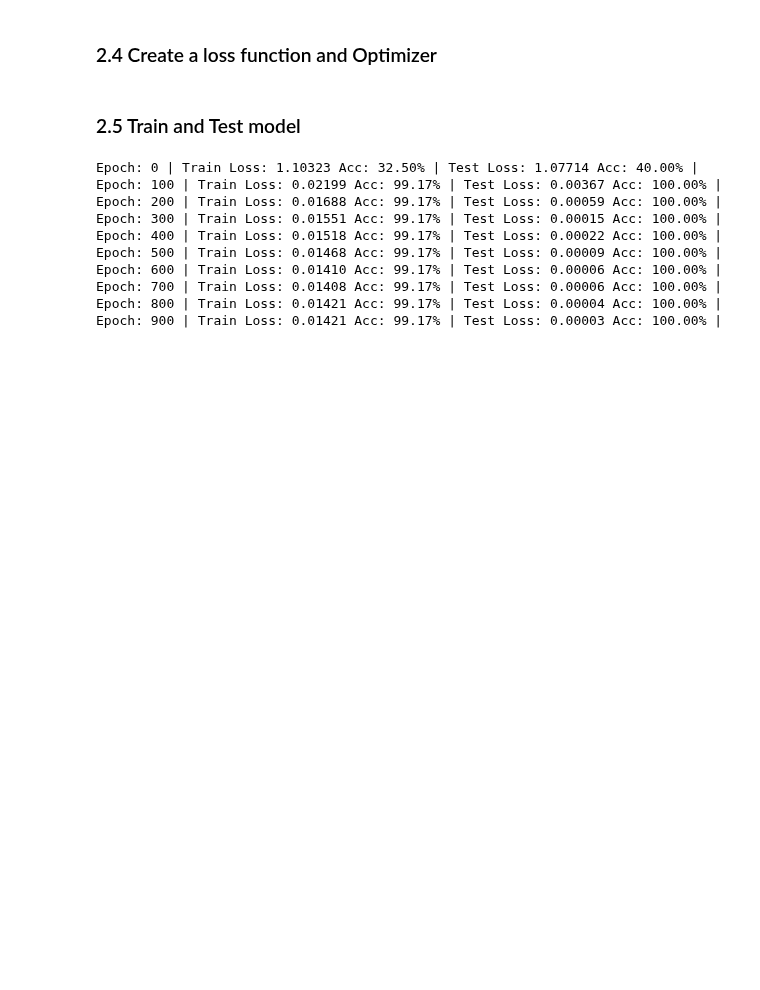
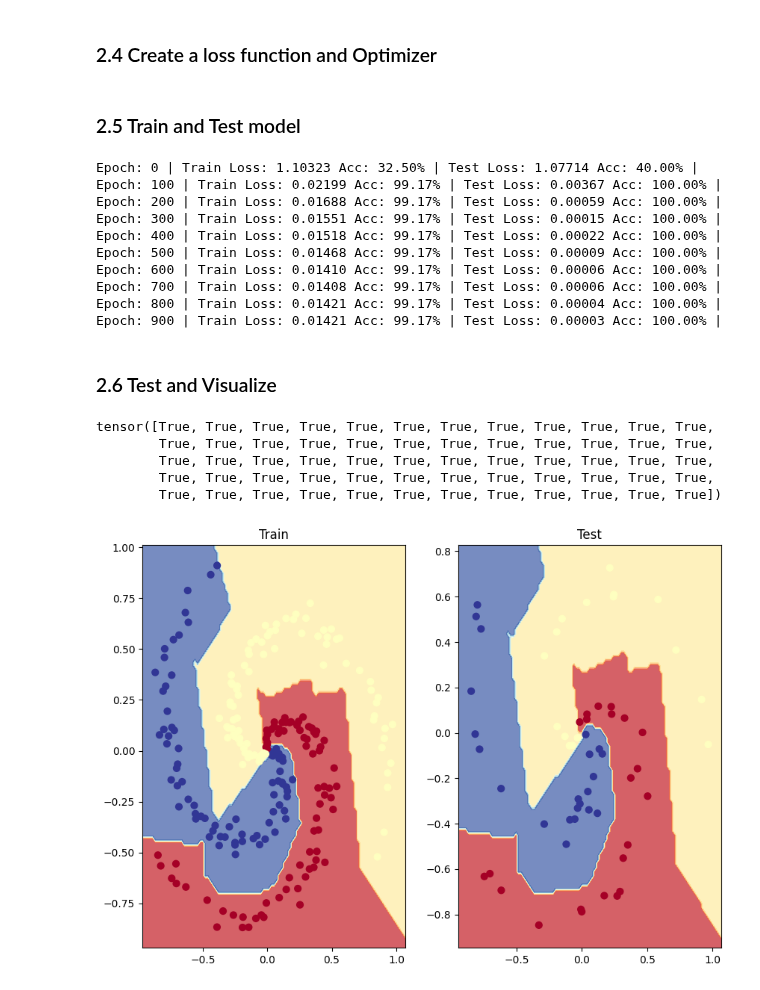
Before and after one commit to sayanarajasekhar/PyTorch, a Jupyter notebook: 02_pytorch_classification_exercises.ipynb, the cells around one changed output. Saved outputs shown, nothing was run; the diff lists cells and outputs as text; code cells hidden in the pictures; blank space fills up the shorter version.

Commit message:
Classification exercise - Multi-Class Classification model - complete

```diff
--- a/02_pytorch_classification_exercises.ipynb
+++ b/02_pytorch_classification_exercises.ipynb
@@ -359,3 +359,32 @@ Epoch: 600 | Train Loss: 0.01410 Acc: 99.17% | Test Loss: 0.00006 Acc: 100.00% |
 Epoch: 700 | Train Loss: 0.01408 Acc: 99.17% | Test Loss: 0.00006 Acc: 100.00% |
 Epoch: 800 | Train Loss: 0.01421 Acc: 99.17% | Test Loss: 0.00004 Acc: 100.00% |
 Epoch: 900 | Train Loss: 0.01421 Acc: 99.17% | Test Loss: 0.00003 Acc: 100.00% |
+# %% [markdown]
+### 2.6 Test and Visualize
+# %%
+model_2.eval()
+with torch.inference_mode():
+  y_logits = model_2(X_test).squeeze()
+  y_preds = torch.softmax(y_logits, dim = 1).argmax(dim = 1)
+
+y_preds == y_test
+# %% [output]
+tensor([True, True, True, True, True, True, True, True, True, True, True, True,
+        True, True, True, True, True, True, True, True, True, True, True, True,
+        True, True, True, True, True, True, True, True, True, True, True, True,
+        True, True, True, True, True, True, True, True, True, True, True, True,
+        True, True, True, True, True, True, True, True, True, True, True, True])
+# %%
+plt.figure(figsize=(10, 7))
+plt.subplot(1, 2, 1)
+plt.title("Train")
+plot_decision_boundary(model_2,
+                       X_train,
+                       y_train)
+plt.subplot(1, 2, 2)
+plt.title("Test")
+plot_decision_boundary(model_2,
+                       X_test,
+                       y_test)
+# %% [output]
+[figure, added]
```
